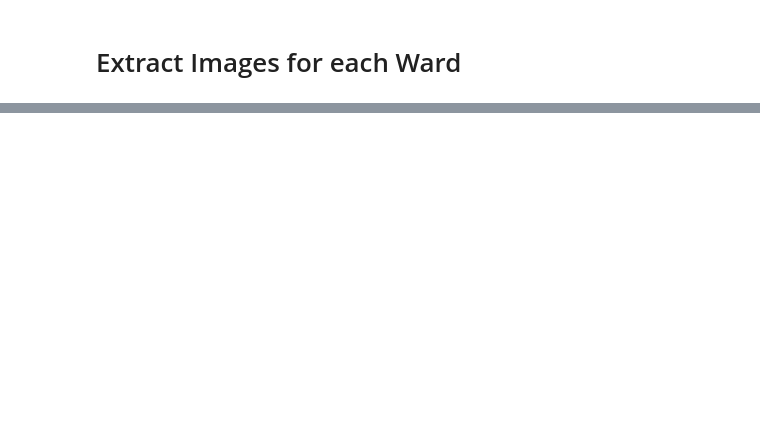
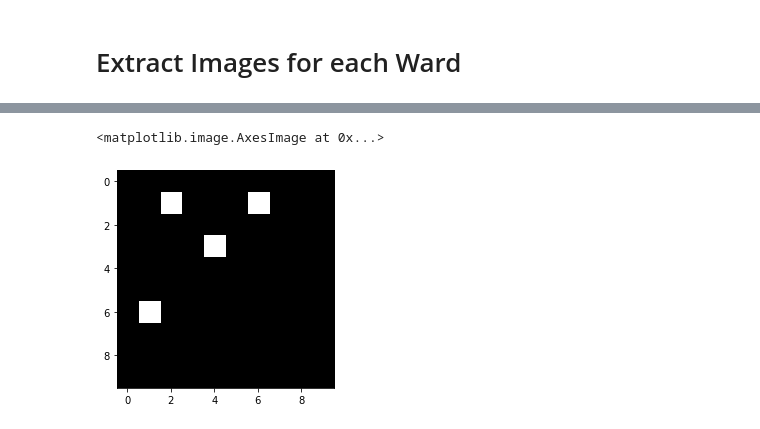
Before and after one commit to rs-anderson/Clustering-Ward-Level-Poverty-Using-Satellite-Imagery, a Jupyter notebook: scripts/get_images.ipynb, the cells around one changed output, grey strips where cells are left out. Cells and saved outputs as stored; diff of their text form; code cells hidden in the pictures; blank space fills up the shorter version.

```diff
--- a/scripts/get_images.ipynb
+++ b/scripts/get_images.ipynb
@@ -175,3 +322,12 @@ for file in os.listdir(directory):
+# %%
+im[1,2,:] = [255,255,255]
+im[3,4,:] = [255,255,255]
+im[1,6,:] = [255,255,255]
+im[6,1,:] = [255,255,255]
+plt.imshow(im)
+# %% [output]
+<matplotlib.image.AxesImage at 0x...>
+[figure, added]
 # %%
 def plot_fig(img):
     img_matplot = cv2.cvtColor(img, cv2.COLOR_BGR2RGB)
```
Also changed, not shown: parts of 21 cells of this notebook.
